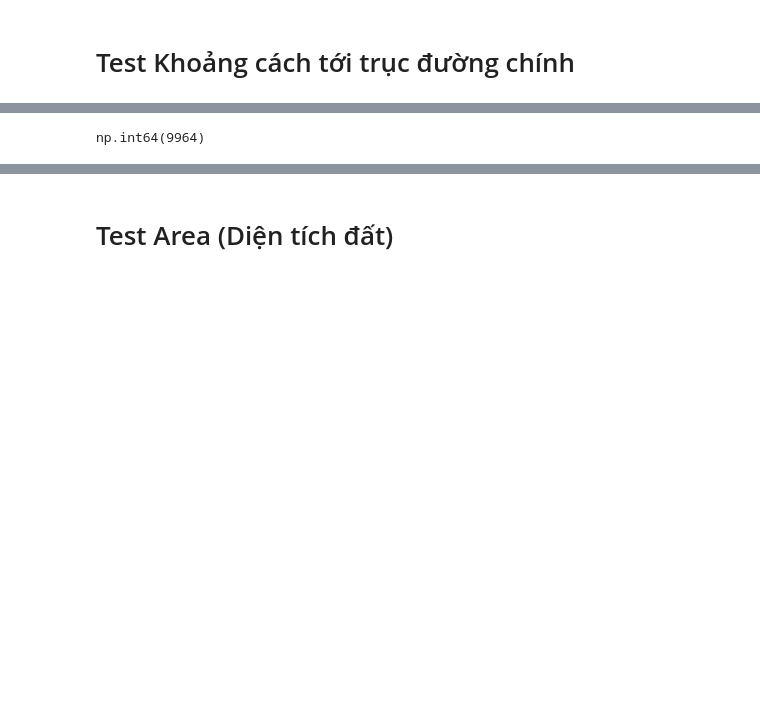
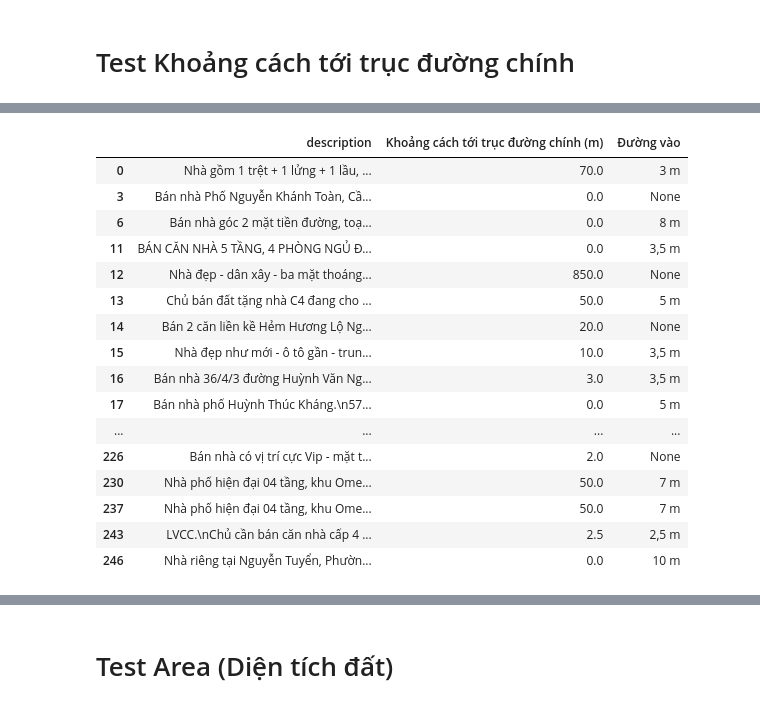
Before and after one commit to PhamMaiLinh-2403/estates-scraping-bds, a Jupyter notebook: test.ipynb, the cells around one changed output, grey strips where cells are left out. Cells and saved outputs as stored; diff of their text form; code cells hidden in the pictures; blank space fills up the shorter version.

Commit message:
check main road distance

```diff
--- a/test.ipynb
+++ b/test.ipynb
@@ -546,13 +546,14 @@ trieu_incorrect = check_price_df[(check_price_df['unit_price'] == 'triệu') & (
 # Test Khoảng cách tới trục đường chính
 # %%
 import pandas as pd
-import numpy as np
 import json
 
 listing_details = pd.read_csv('output/listing_details.csv')
 listing_details.drop(['latitude', 'longitude', 'image_urls', 'description'], axis=1, inplace=True)
-cleaned.rename(columns={"Nguồn thông tin": 'url'}, inplace=True)
 
-df = pd.merge(left=cleaned, right=listing_details, how='left', on='url')
+listing_details_cleaned = pd.read_csv('output/listing_details_cleaned.csv')
+listing_details_cleaned.rename(columns={'Nguồn thông tin': 'url'}, inplace=True)
+df = pd.merge(listing_details_cleaned, listing_details, how='left', on='url')
+
 df['other_info'] = df['other_info'].apply(json.loads)
-df.info()
+df['main_info'] = df['main_info'].apply(json.loads)
@@ -579,8 +624,27 @@ df['Đường vào'] = df['other_info'].apply(lambda x: x.get('Đường vào'))
+# %%
+pd.set_option('display.max_rows', None)
+pd.set_option('display.max_colwidth', None)
+
+df[~df['Khoảng cách tới trục đường chính (m)'].isna()][['description', 'Khoảng cách tới trục đường chính (m)', 'Đường vào']].iloc[:100]
+# %% [output]
+|  | description | Khoảng cách tới trục đường chính (m) | Đường vào |
+| 0 | Nhà gồm 1 trệt + 1 lửng + 1 lầu, ... | 70.0 | 3 m |
+| 3 | Bán nhà Phố Nguyễn Khánh Toàn, Cầ... | 0.0 | None |
+| 6 | Bán nhà góc 2 mặt tiền đường, toạ... | 0.0 | 8 m |
+| 11 | BÁN CĂN NHÀ 5 TẦNG, 4 PHÒNG NGỦ Đ... | 0.0 | 3,5 m |
+| 12 | Nhà đẹp - dân xây - ba mặt thoáng... | 850.0 | None |
+| 13 | Chủ bán đất tặng nhà C4 đang cho ... | 50.0 | 5 m |
+| 14 | Bán 2 căn liền kề Hẻm Hương Lộ Ng... | 20.0 | None |
+| 15 | Nhà đẹp như mới - ô tô gần - trun... | 10.0 | 3,5 m |
+| 16 | Bán nhà 36/4/3 đường Huỳnh Văn Ng... | 3.0 | 3,5 m |
+| 17 | Bán nhà phố Huỳnh Thúc Kháng.\n57... | 0.0 | 5 m |
+| ... | ... | ... | ... |
+| 226 | Bán nhà có vị trí cực Vip - mặt t... | 2.0 | None |
+| 230 | Nhà phố hiện đại 04 tầng, khu Ome... | 50.0 | 7 m |
+| 237 | Nhà phố hiện đại 04 tầng, khu Ome... | 50.0 | 7 m |
+| 243 | LVCC.\nChủ cần bán căn nhà cấp 4 ... | 2.5 | 2,5 m |
+| 246 | Nhà riêng tại Nguyễn Tuyển, Phườn... | 0.0 | 10 m |
 # %%
 # df.dropna(subset='Đường vào', axis=0, inplace=True)
 df['digit_road'] = df['Đường vào'].apply(lambda x: x.split()[0].replace(',', '.').strip() if x is not None else None)
 df['digit_road'] = df['digit_road'].astype(float)
-# %%
-df['Đường vào'].isna().sum()
-# %% [output]
-np.int64(9964)
```
Also changed, not shown: parts of 7 cells of this notebook, 1 other file.
